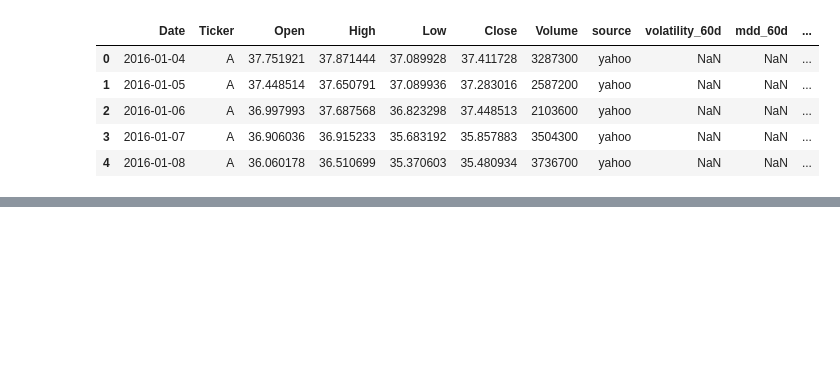
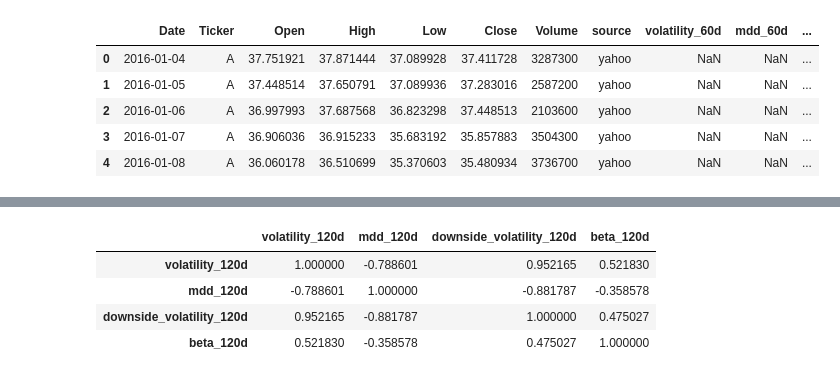
Before and after one commit to higenie22/stock-to-rich-Mid-project, a Jupyter notebook: notebooks/02_preprocessing.ipynb, the cells around one changed output, grey strips where cells are left out. Cells and saved outputs as stored; diff of their text form; code cells hidden in the pictures; blank space fills up the shorter version.

```diff
--- a/notebooks/02_preprocessing.ipynb
+++ b/notebooks/02_preprocessing.ipynb
@@ -123,0 +153,8 @@ final_120_df.tail()
+# %%
+final_120_df[['volatility_120d','mdd_120d','downside_volatility_120d','beta_120d']].corr()
+# %% [output]
+|  | volatility_120d | mdd_120d | downside_volatility_120d | beta_120d |
+| volatility_120d | 1.000000 | -0.788601 | 0.952165 | 0.521830 |
+| mdd_120d | -0.788601 | 1.000000 | -0.881787 | -0.358578 |
+| downside_volatility_120d | 0.952165 | -0.881787 | 1.000000 | 0.475027 |
+| beta_120d | 0.521830 | -0.358578 | 0.475027 | 1.000000 |
```
Also changed, not shown: parts of 8 cells of this notebook, 2 other files.
